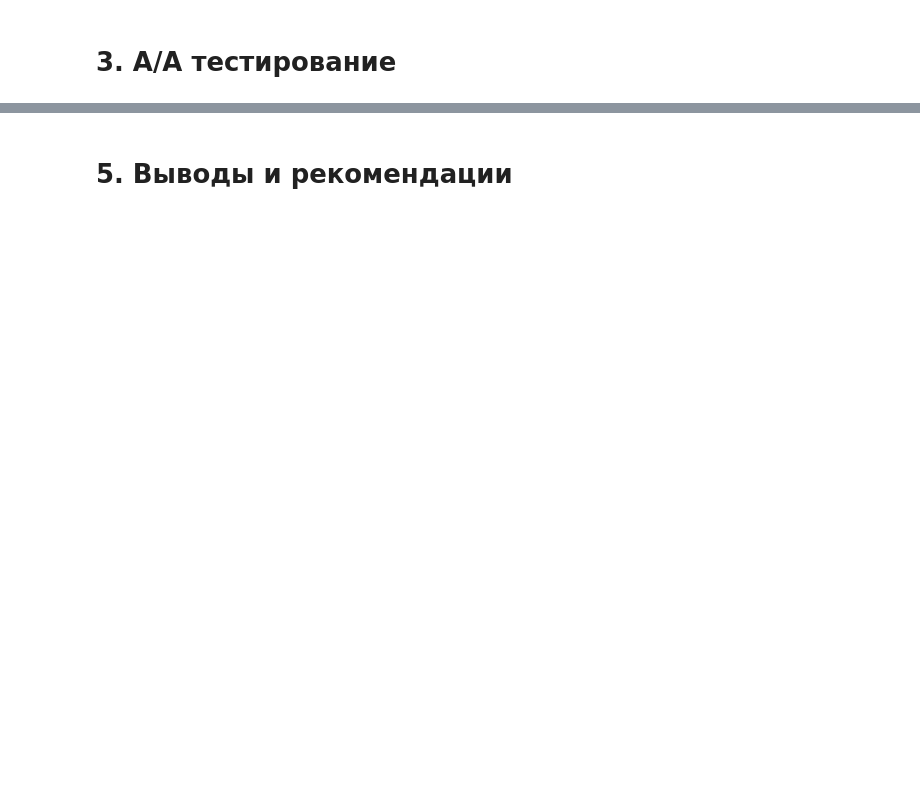
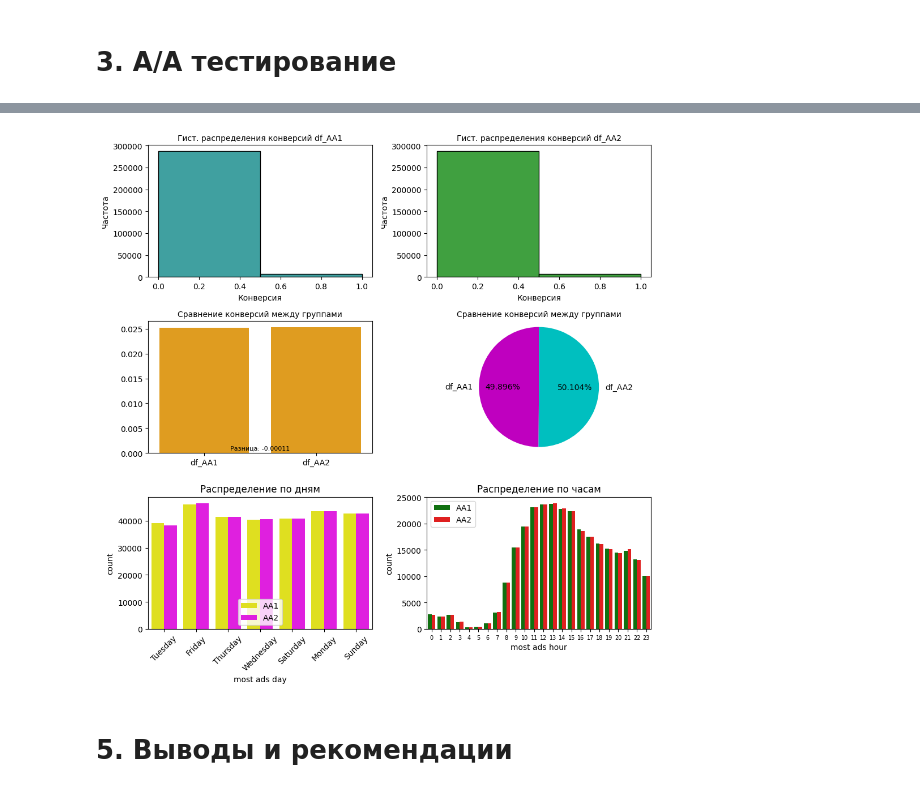
Before and after one commit to Rishat-Ver/1T_data_analyst, a Jupyter notebook: homework/3. Анализ эффективности маркетинговой кампании.ipynb, the cells around one changed output, grey strips where cells are left out. Drawn from its saved outputs; the diff is of its cells as text; code cells hidden in the pictures; blank space fills up the shorter version.

```diff
--- a/homework/3. Анализ эффективности маркетинговой кампании.ipynb
+++ b/homework/3. Анализ эффективности маркетинговой кампании.ipynb
@@ -284,0 +269,20 @@ plt.show()
+# %%
+ad_ads = df.loc[df['test group'] == 'ad']
+ad_ads_one = ad_ads.sample(frac=0.5, random_state=30)
+ad_ads_two = ad_ads.drop(ad_ads_one.index)
+
+psa_ads = df.loc[df['test group'] == 'psa']
+psa_ads_one = psa_ads.sample(frac=0.5, random_state=30)
+psa_ads_two = psa_ads.drop(psa_ads_one.index)
+
+df_AA1 = pd.concat([ad_ads_one, psa_ads_one], ignore_index=True)
+df_AA2 = pd.concat([ad_ads_two, psa_ads_two ], ignore_index=True)
+
+t_statistic, p_value = ttest_ind(df_AA1['converted'], df_AA2['converted'])
+
+print(f'''
+       Размер группы df_AA1: {df_AA1.shape}
+       Размер группы df_AA2: {df_AA2.shape}
+       t_statistic: {t_statistic}
+       p_value: {p_value}
+       ''')
@@ -285,2 +302,52 @@ plt.show()
+# %%
+fig, ax = plt.subplots(3, 2, figsize=(10, 10))
+
+df_AA1['Group'] = 'AA1'
+df_AA2['Group'] = 'AA2'
+combined_df = pd.concat([df_AA1, df_AA2])
+
+# -----------------------------------Гистограмма распределения-------------------------------------------------------------------
+sns.histplot(df_AA1['converted'], bins=2, ax=ax[0, 0], color='teal', kde=False)
+ax[0, 0].set_title('Гист. распределения конверсий df_AA1', fontsize=10)
+ax[0, 0].set_xlabel('Конверсия')
+ax[0, 0].set_ylabel('Частота')
+
+sns.histplot(df_AA2['converted'], bins=2, ax=ax[0, 1], color='green', kde=False)
+ax[0, 1].set_title('Гист. распределения конверсий df_AA2', fontsize=10)
+ax[0, 1].set_xlabel('Конверсия')
+ax[0, 1].set_ylabel('Частота')
+
+# -----------------------------------Сравнение конверсий между двуми группами-------------------------------------------------------------------
+sns.barplot(x=['df_AA1', 'df_AA2'], y=[df_AA1['converted'].mean(), df_AA2['converted'].mean()], color='orange', ax=ax[1, 0])
+ax[1, 0].set_title('Сравнение конверсий между группами', fontsize=10)
+text_x = 0.5
+difference = df_AA1['converted'].mean() - df_AA2['converted'].mean()
+text_y = max(df_AA1['converted'].mean(), df_AA2['converted'].mean()) + 0.02
+ax[1, 0].text(0.5, max(df_AA1['converted'].mean(), df_AA2['converted'].mean()) + 0.001, f'Разница: {difference:.5f}',
+              horizontalalignment='center', color='black', fontsize=8, transform=ax[1, 0].transAxes)
+
+# -----------------------------------Сравнение средних конверсий между группами-------------------------------------------------------------------
+data = [df_AA1['converted'].mean(), df_AA2['converted'].mean()]
+ax[1, 1].pie(data, labels=['df_AA1', 'df_AA2'], colors=['m', 'c'], autopct='%1.3f%%', startangle=90)
+ax[1, 1].axis('equal')
+ax[1, 1].set_title('Сравнение конверсий между группами', fontsize=10)
+
+# -----------------------------------Посмотрим на распределение по дням-------------------------------------------------------------------
+sns.countplot(data=combined_df, x='most ads day', hue='Group', palette=['yellow', 'magenta'], ax=ax[2, 0])
+ax[2, 0].set_title('Распределение по дням')
+ax[2, 0].tick_params(axis='x', rotation=45)
+ax[2, 0].legend(ncol=1, loc="lower center", frameon=True)
+
+# -----------------------------------Распределение по часам-------------------------------------------------------------------
+sns.countplot(data=combined_df, x='most ads hour', hue='Group', palette=['green', 'red'], ax=ax[2, 1])
+ax[2, 1].set_title('Распределение по часам')
+ax[2, 1].tick_params(axis='x', labelsize=7)
+ax[2, 1].legend(ncol=1, loc="upper left", frameon=True)
+
+
+plt.tight_layout()
+plt.show()
+# %% [output]
+[figure, added]
 # %% [markdown]
 # 5. Выводы и рекомендации
```
Also changed, not shown: parts of 9 cells of this notebook, 1 other file.
